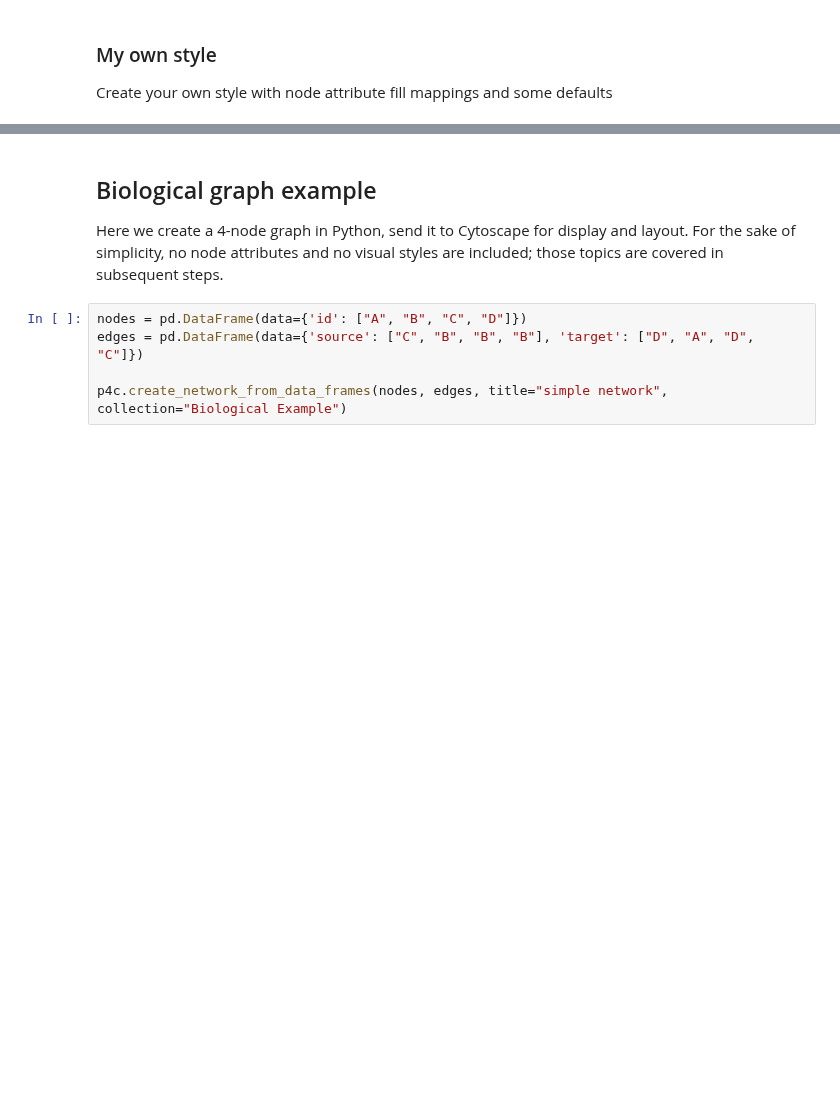
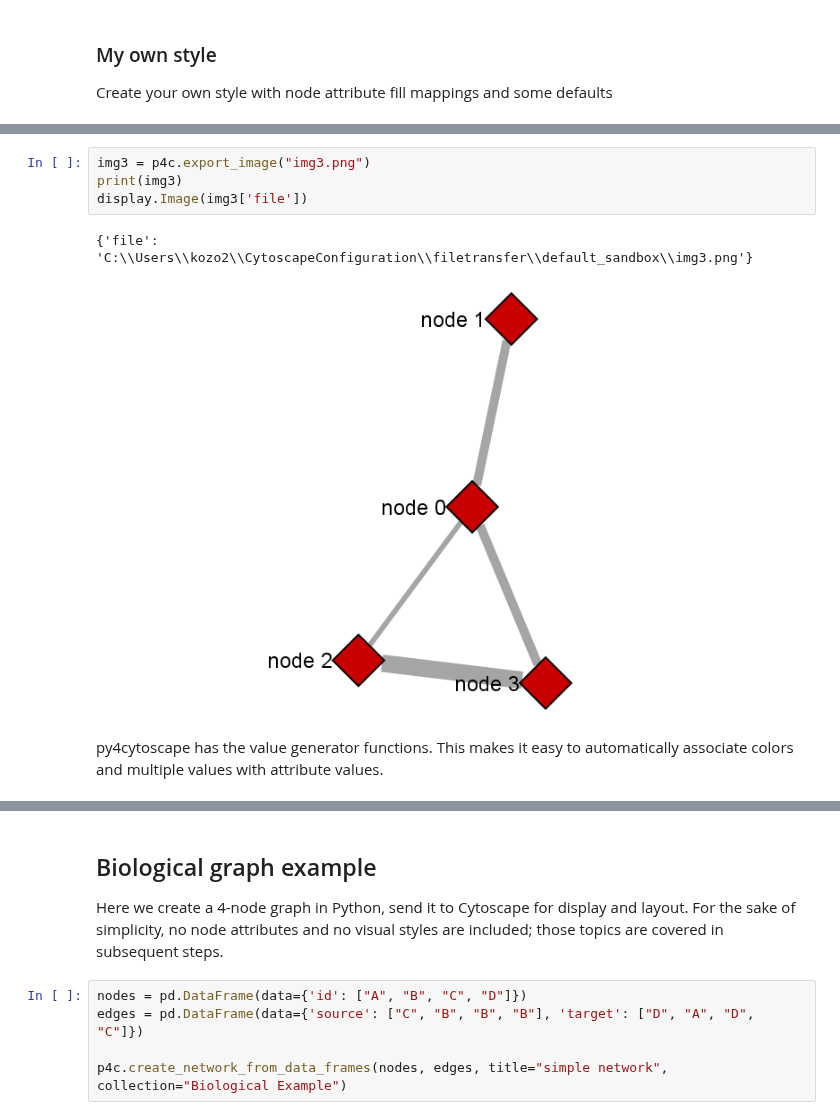
Before and after one commit to cytoscape/py4cytoscape, a Jupyter notebook: doc/tutorials/Overview-of-py4cytoscape.ipynb, the cells around one changed output, grey strips where cells are left out. Cells and saved outputs as stored; diff of their text form; blank space fills up the shorter version.

```diff
--- a/doc/tutorials/Overview-of-py4cytoscape.ipynb
+++ b/doc/tutorials/Overview-of-py4cytoscape.ipynb
@@ -72,0 +86,10 @@ p4c.set_visual_style(style_name)
+# %%
+img3 = p4c.export_image("img3.png")
+print(img3)
+display.Image(img3['file'])
+# %% [output]
+{'file': 'C:\\Users\\kozo2\\CytoscapeConfiguration\\filetransfer\\default_sandbox\\img3.png'}
+[figure, added]
+# %% [markdown]
+py4cytoscape has the value generator functions.
+This makes it easy to automatically associate colors and multiple values with attribute values.
```
Also changed, not shown: parts of 67 cells of this notebook.
